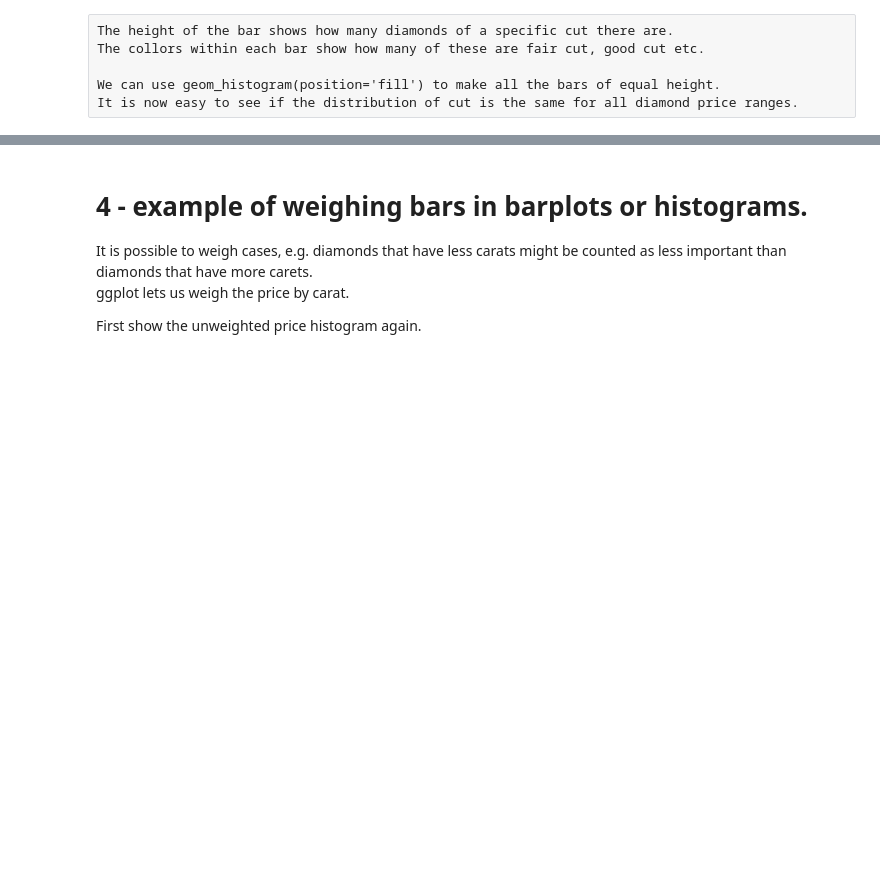
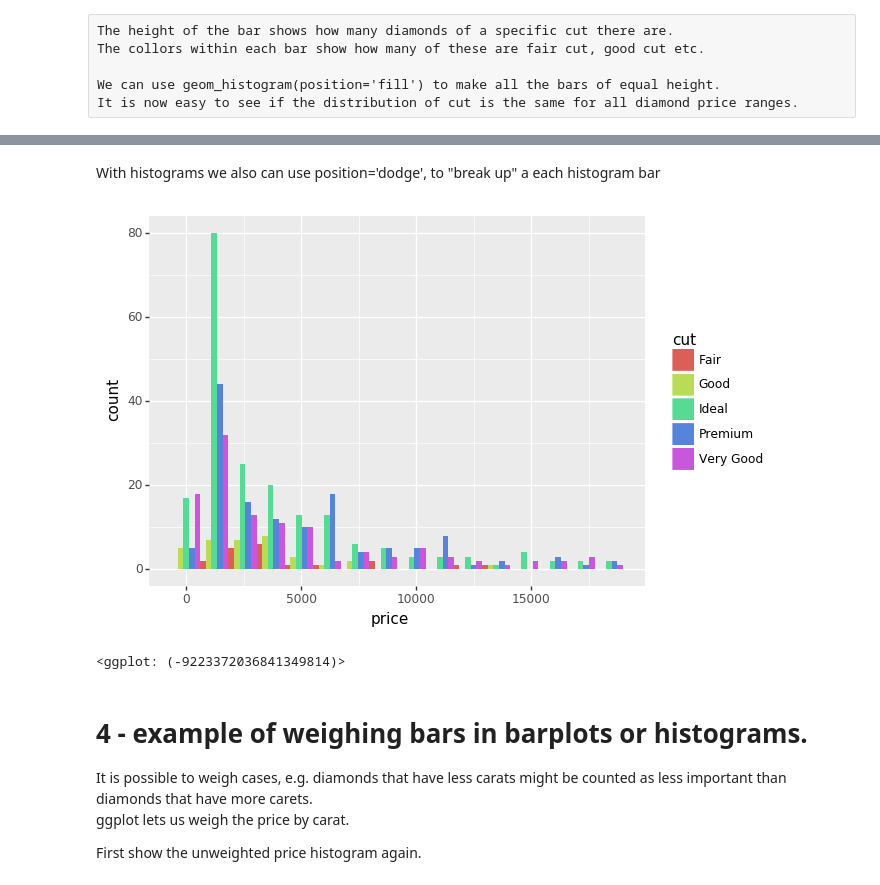
Before and after one commit to vilkoos/ggplot_cookbook, a Jupyter notebook: cookbook/231_geom_histogram.ipynb, the cells around one changed output, grey strips where cells are left out. Saved outputs shown, nothing was run; the diff lists cells and outputs as text; code cells hidden in the pictures; blank space fills up the shorter version.

```diff
--- a/cookbook/231_geom_histogram.ipynb
+++ b/cookbook/231_geom_histogram.ipynb
@@ -121,3 +121,11 @@ ggplot(data=dia, mapping=aes( x='price', fill='cut')) + \
+# %% [markdown]
+With histograms we also can use position='dodge', to "break up" a each histogram bar
+# %%
+ggplot(data=dia, mapping=aes( x='price', fill='cut')) + \
+    geom_histogram(bins=16, position='dodge')
+# %% [output]
+[figure, added]
+<ggplot: (-9223372036841349814)>
 # %% [markdown]
 # 4 - example of weighing bars in barplots or histograms.
 
```
Also changed, not shown: parts of 12 cells of this notebook, 1 other file.
